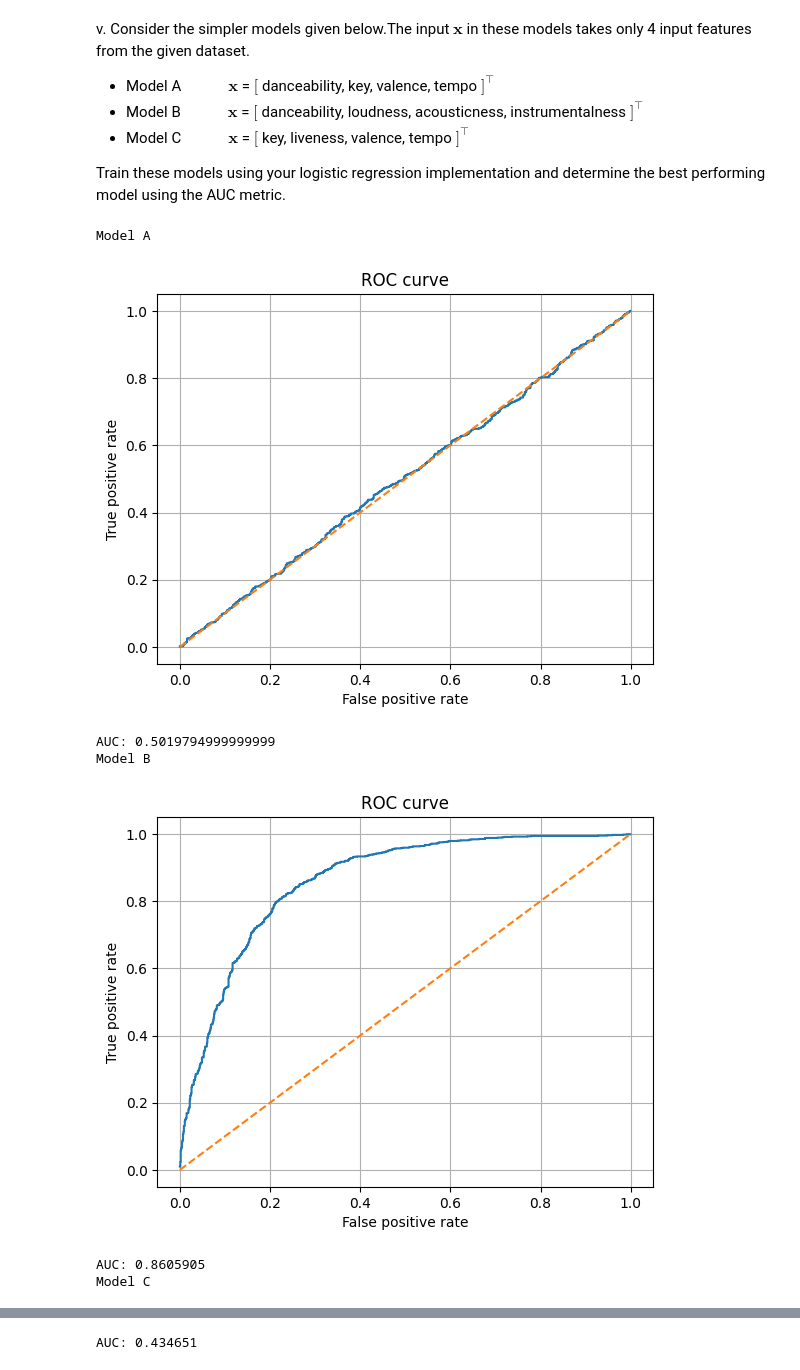
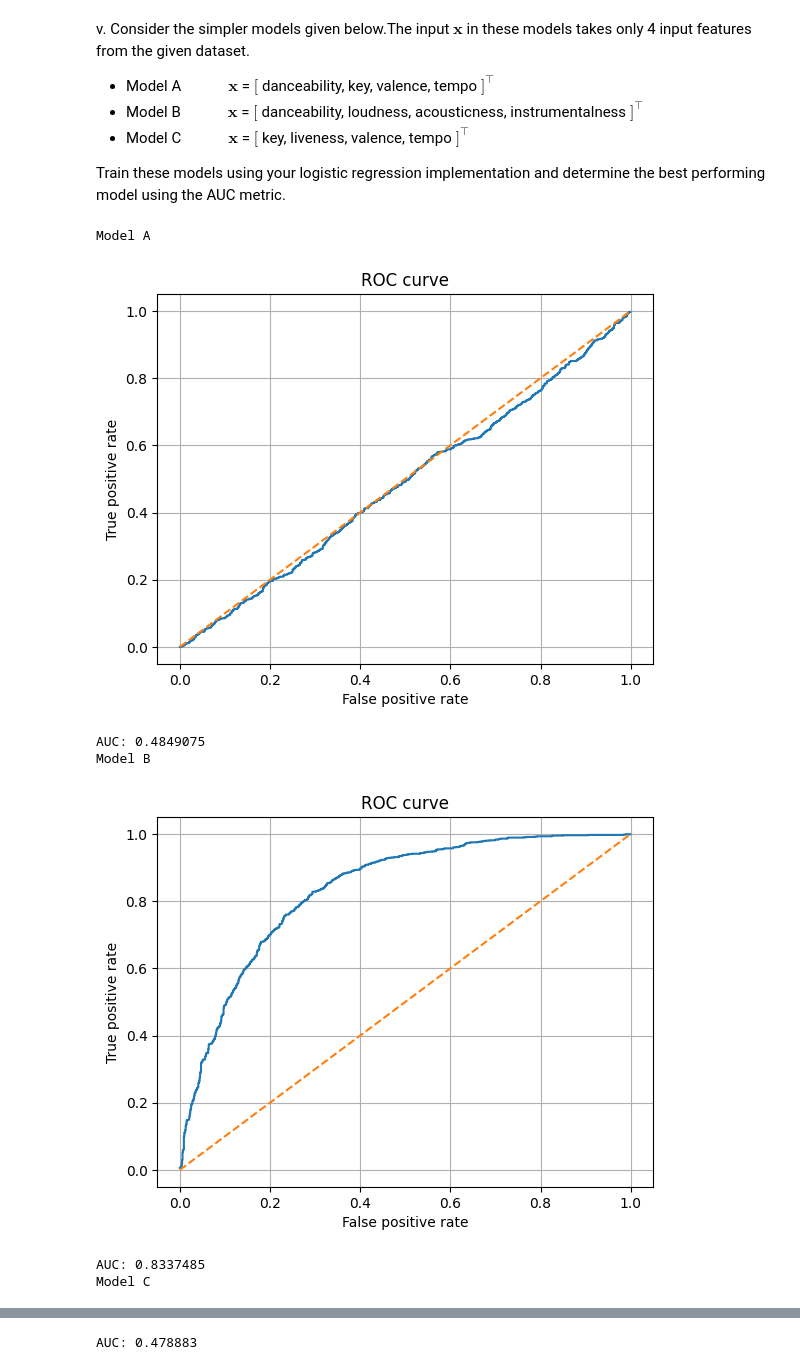
Before and after one commit to jan-clr/MLSP2324, a Jupyter notebook: S4/Supplement-4_3.ipynb, the cells around one changed output, grey strips where cells are left out. Saved outputs shown, nothing was run; the diff lists cells and outputs as text; code cells hidden in the pictures.

```diff
--- a/S4/Supplement-4_3.ipynb
+++ b/S4/Supplement-4_3.ipynb
@@ -45,7 +45,7 @@ def nll_gradient(x, y, w):
     :param w: weights, shape (D,)
     :return: gradient of the loss function, shape (D,)
     """
-    return np.dot(x.T, sigmoid(x, w) - y)
+    return np.dot(x.T, sigmoid(x, w) - y) / len(y)
 
 x = np.array([[0.1, 0.2, 0.3], [0.4, 0.5, 0.6]])
 y = np.array([0, 1])
@@ -80,9 +80,9 @@ x = np.loadtxt('train-songs.csv', delimiter=',', skiprows=1, usecols=range(8))
 y = np.loadtxt('train-songs.csv', delimiter=',', skiprows=1, usecols=8)
 
 w_0 = np.ones(x.shape[1])
-alpha = 0.000005
+alpha = 0.0001
 
-w = GradientDescent(w_0, x, y, alpha, nll_gradient, min_delta=1e-5, max_iter=1000)
+w = GradientDescent(w_0, x, y, alpha, nll_gradient, min_delta=None, max_iter=1000)
 
 
 print("Weights: ")
@@ -213,29 +212,29 @@ Train these models using your logistic regression implementation and determine t
 # %%
 x_a = np.loadtxt('train-songs.csv', delimiter=',', skiprows=1, usecols=[0, 1, 6, 7])
 x_b = np.loadtxt('train-songs.csv', delimiter=',', skiprows=1, usecols=[0, 2, 3, 4])
 x_c = np.loadtxt('train-songs.csv', delimiter=',', skiprows=1, usecols=[1, 5, 6, 7])
 
 w_0 = np.ones(x_a.shape[1])
 
-w_a = GradientDescent(w_0, x_a, y, alpha, nll_gradient, min_delta=1e-5, max_iter=1000)
-w_b = GradientDescent(w_0, x_b, y, alpha, nll_gradient, min_delta=1e-5, max_iter=1000)
-w_c = GradientDescent(w_0, x_c, y, alpha, nll_gradient, min_delta=1e-5, max_iter=1000)
+w_a = GradientDescent(w_0, x_a, y, alpha, nll_gradient, min_delta=None, max_iter=1000)
+w_b = GradientDescent(w_0, x_b, y, alpha, nll_gradient, min_delta=None, max_iter=1000)
+w_c = GradientDescent(w_0, x_c, y, alpha, nll_gradient, min_delta=None, max_iter=1000)
 
 scores_a = sigmoid(x_test[:, [0, 1, 6, 7]], w_a[-1])
 scores_b = sigmoid(x_test[:, [0, 2, 3, 4]], w_b[-1])
 scores_c = sigmoid(x_test[:, [1, 5, 6, 7]], w_c[-1])
 
 print("Model A")
-plot_roc(scores_a, y_test)
+plot_roc_steps(scores_a, y_test)
 print("Model B")
-plot_roc(scores_b, y_test)
+plot_roc_steps(scores_b, y_test)
 print("Model C")
-plot_roc(scores_c, y_test)
+plot_roc_steps(scores_c, y_test)
 # %% [output]
 Model A
-[figure, old version]
+[figure, new version]
-AUC: 0.5019794999999999
+AUC: 0.4849075
 Model B
-[figure, old version]
+[figure, new version]
-AUC: 0.8605905
+AUC: 0.8337485
 Model C
@@ -243,2 +242,2 @@ Model C
-AUC: 0.434651
+AUC: 0.478883
 # %% [markdown]
```
Also changed, not shown: parts of 6 cells of this notebook.
